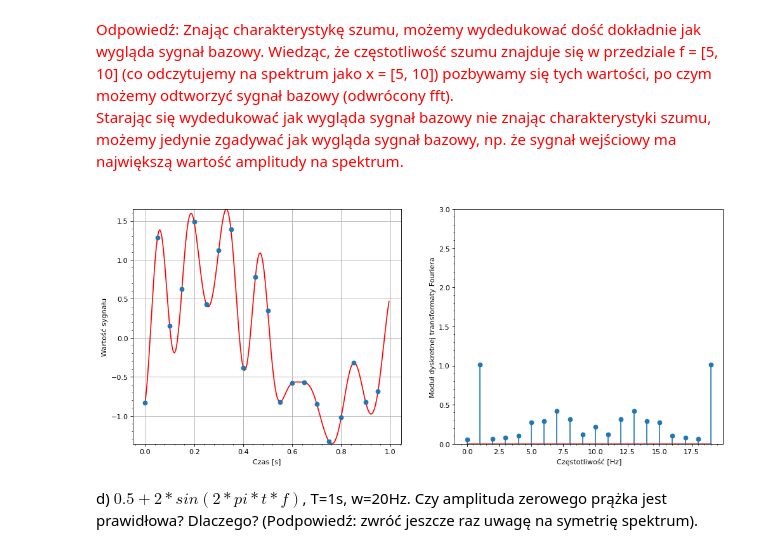
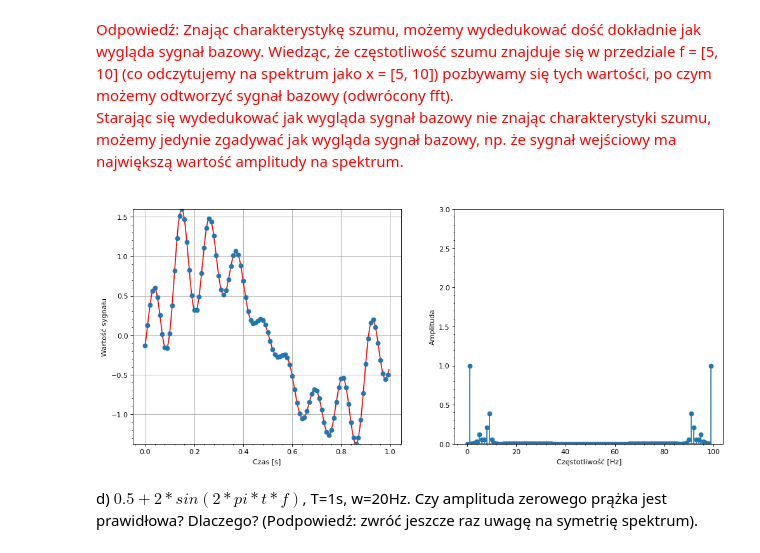
Before and after one commit to Frostyyyl/Human-computer-interaction, a Jupyter notebook: signals_I/main.ipynb, the cells around one changed output. Drawn from its saved outputs; the diff is of its cells as text; code cells hidden in the pictures.

Commit message:
Updated signals_1 solution

```diff
--- a/signals_I/main.ipynb
+++ b/signals_I/main.ipynb
@@ -573,36 +574,36 @@ def draw_signal_with_noise(amplitude=1, interval_num=1, sampling_freq=40, signal
     # przygotowanie figury
     fig = plt.figure(figsize=(15, 6), dpi=80)
     # narysowanie pierwszego wykresu
     ax = fig.add_subplot(121)
     ax.plot(base_t, base_signal, linestyle='-', color='red')
     ax.plot(t, signal, 'o')
     ax.set_ylim([min(base_signal), max(base_signal)])
     # ax.set_ylim([-amplitude, amplitude])
     ax.set_xlabel('Czas [s]')
     ax.set_ylabel('Wartość sygnału')
     ax.xaxis.set_minor_locator(AutoMinorLocator(5))
     ax.yaxis.set_minor_locator(AutoMinorLocator(5))
     ax.grid()
 
     # moduł sygnału w dziedzinie czestotliwosci
     freq_domain_signal = abs(fft.fft(signal)) / (0.5 * n)
     # zakres częstotliwości w oparciu o częstotliwość próbkowania
     freqs = linspace(0, sampling_freq, n, False)
 
     # narysowanie drugiego wykresu
     ax = fig.add_subplot(122)
     ax.set_ylim([0.0, max([3.0, max(freq_domain_signal)])])
     ax.set_xlabel('Częstotliwość [Hz]')
-    ax.set_ylabel('Moduł dyskretnej transformaty Fouriera')
+    ax.set_ylabel('Amplituda')
     ax.xaxis.set_minor_locator(AutoMinorLocator(5))
     ax.yaxis.set_minor_locator(AutoMinorLocator(5))
     stem(freqs, freq_domain_signal, '-*')
 
     show()
 
-draw_signal_with_noise(amplitude=1, interval_num=1, sampling_freq=20, signal_freq=1)
+draw_signal_with_noise(amplitude=1, interval_num=1, sampling_freq=100, signal_freq=1)
 # %% [output]
-[figure, old version]
+[figure, new version]
 # %% [markdown]
 d) $0.5 + 2*sin(2*pi*t*f)$, T=1s, w=20Hz. Czy amplituda zerowego prążka jest prawidłowa? Dlaczego? (Podpowiedź: zwróć jeszcze raz uwagę na symetrię spektrum).
 # %% [markdown]
```
Also changed, not shown: parts of 16 cells of this notebook.
